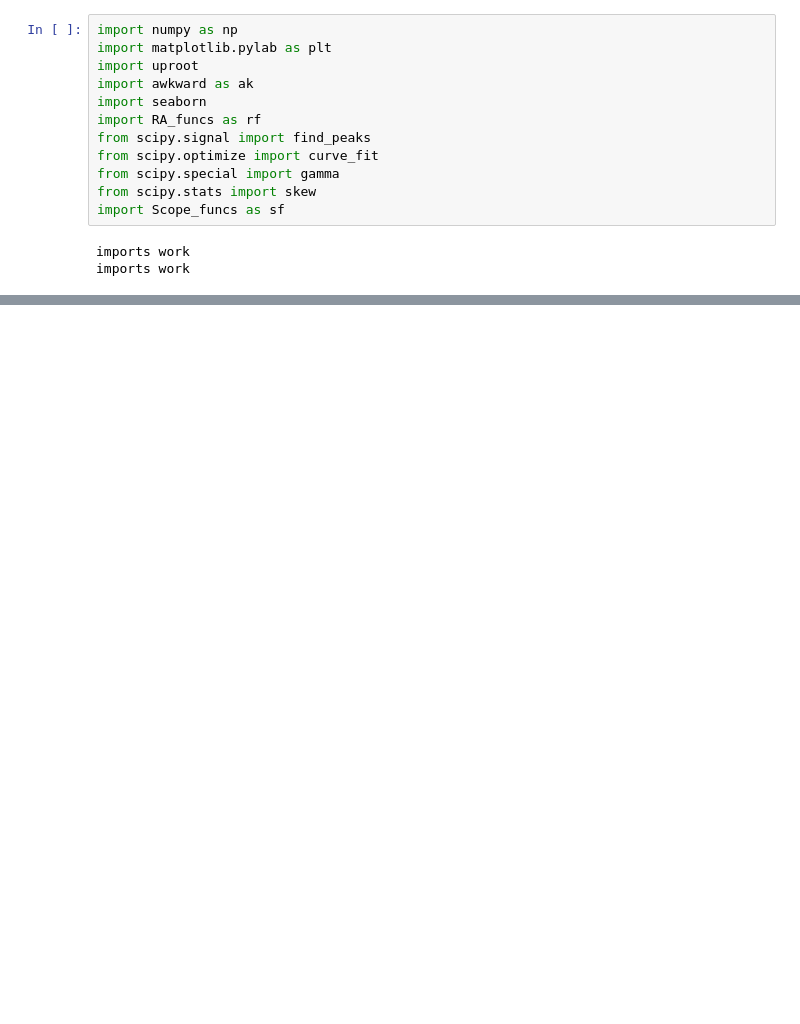
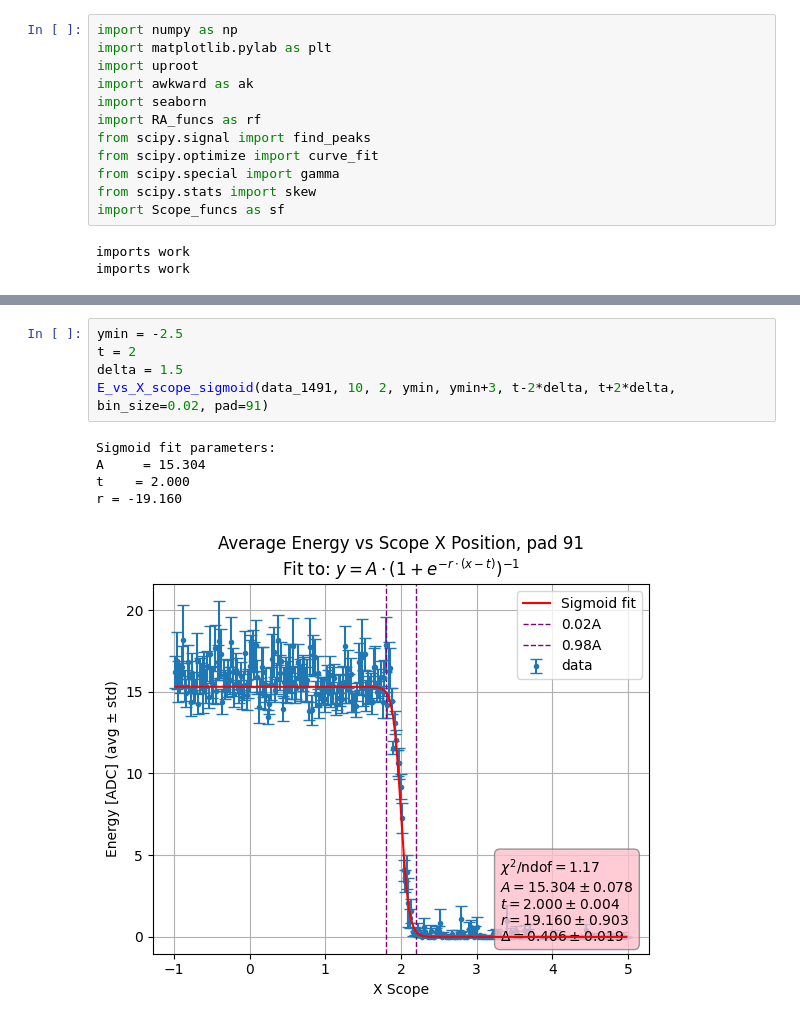
Before and after one commit to Ben-David-Ben/F-Cal-TB-Project, a Jupyter notebook: TB2025_Gap.ipynb, the cells around one changed output, grey strips where cells are left out. Saved outputs shown, nothing was run; the diff lists cells and outputs as text; blank space fills up the shorter version.

```diff
--- a/TB2025_Gap.ipynb
+++ b/TB2025_Gap.ipynb
@@ -25,0 +281,11 @@ rf.hits_amount_colormap_single_plane(hit_data_1493.hits,1)
+# %%
+ymin = -2.5
+t = 2
+delta = 1.5
+E_vs_X_scope_sigmoid(data_1491, 10, 2, ymin, ymin+3, t-2*delta, t+2*delta, bin_size=0.02, pad=91)
+# %% [output]
+Sigmoid fit parameters:
+A     = 15.304
+t    = 2.000
+r = -19.160
+[figure, added]
```
Also changed, not shown: parts of 26 cells of this notebook, 2 other files.
